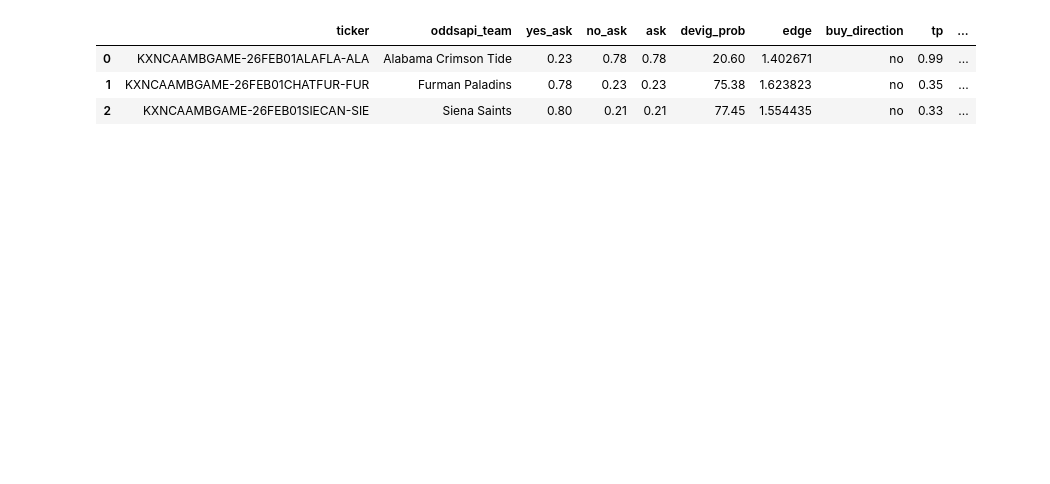
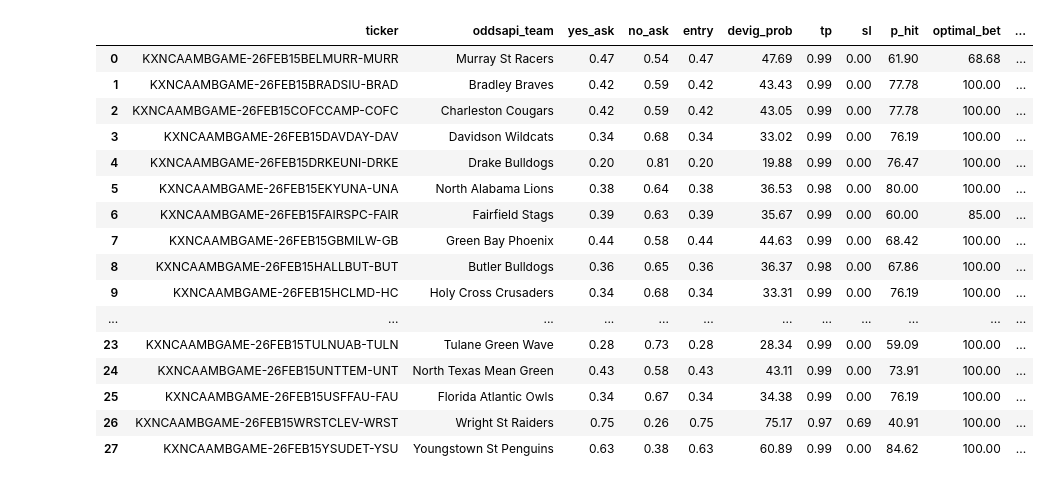
Before and after one commit to bassuaz24/kalshi_bets, a Jupyter notebook: base/analysis/data_analysis.ipynb, the cells around one changed output. Saved outputs shown, nothing was run; the diff lists cells and outputs as text; code cells hidden in the pictures; blank space fills up the shorter version.

```diff
--- a/base/analysis/data_analysis.ipynb
+++ b/base/analysis/data_analysis.ipynb
@@ -42,7 +46,10 @@ pregame_df_dict = {}
 
 for date in date_range:
     date_str = date.strftime('%Y-%m-%d')
-    df = pd.read_csv(f"../data_collection/kalshi_data/kalshi_logs/{date_str}/joined_{date_str}.csv")
+    file_path = f"../data_collection/kalshi_data/kalshi_logs/{date_str}/joined_{date_str}.csv"
+    if not os.path.exists(file_path):
+        continue
+    df = pd.read_csv(file_path)
 
     df = df[df['match_status'] == 'matched']
     df = df[df['ticker'].str.startswith(f"KX{sport}{market}", na=False)]
@@ -125,8 +132,7 @@ for date_str in pregame_df_dict.keys():
     edge_df.reset_index(drop=True, inplace=True)
     edge_df = edge_df.drop(columns = ['title', 'status', 'market_type', 'event_start_time', 'oddsapi_game_id', 'oddsapi_fetch_timestamp', 'oddsapi_start_time', 'oddsapi_home_team', 'oddsapi_away_team', 'match_status'])
 
-    if (len(edge_df) == 0):
-        continue
+
 
     edge_df_dict[date_str] = edge_df.copy()
 # %%
@@ -140,6 +150,6 @@ edge_df_dict['2026-02-01']
 # %%
-for date_str in edge_df_dict.keys():
-    edge_df = edge_df_dict[date_str]
-    plt.hist(edge_df['edge'] * 100, bins=20, edgecolor='black')
-    plt.title(f"{date_str} edge distribution")
-    plt.show()
+# for date_str in edge_df_dict.keys():
+#     edge_df = edge_df_dict[date_str]
+#     plt.hist(edge_df['edge'] * 100, bins=20, edgecolor='black')
+#     plt.title(f"{date_str} edge distribution")
+#     plt.show()
@@ -301,14 +582,14 @@ KeyboardInterrupt:
 # %%
-plot_date = "2026-02-05"
-if plot_date in ev_dict.keys():
-    plot_date_ev_dict =ev_dict[plot_date]
+# plot_date = "2026-02-12"
+# if plot_date in ev_dict.keys():
+#     plot_date_ev_dict =ev_dict[plot_date]
 
-    #plots the ev distribution for every trade for different pairs of (tp, sl)
-    for i, trade_curr in plot_date_ev_dict.items():
-        tp_list, sl_list, _, _, _, _, _, _, ev_list, p_list = map(list, zip(*trade_curr))
-        plt.hist(ev_list, bins=30, edgecolor='black')
-        plt.title(f"ev distribution for trade {i} ({plot_date})")
-        plt.show()
+#     #plots the ev distribution for every trade for different pairs of (tp, sl)
+#     for i, trade_curr in plot_date_ev_dict.items():
+#         tp_list, sl_list, _, _, _, _, _, _, ev_list, p_list = map(list, zip(*trade_curr))
+#         plt.hist(ev_list, bins=30, edgecolor='black')
+#         plt.title(f"ev distribution for trade {i} ({plot_date})")
+#         plt.show()
 # %%
 cols = ['tp', 'sl', 'kelly', 'optimal_bet', 'num_contracts', 'trading_cost', 'profit', 'loss', 'ev', 'p']
 
@@ -361,8 +748,21 @@ for date_str in filtered_df_dict.keys():
 # %%
-trade_date = "2026-02-01"
-filtered_df_dict[trade_date]
+TRADE_DATE = "2026-02-15"
+filtered_df_dict[TRADE_DATE]
 # %% [output]
-|  | ticker | oddsapi_team | yes_ask | no_ask | ask | devig_prob | edge | buy_direction | tp | ... |
-| 0 | KXNCAAMBGAME-26FEB01ALAFLA-ALA | Alabama Crimson Tide | 0.23 | 0.78 | 0.78 | 20.60 | 1.402671 | no | 0.99 | ... |
-| 1 | KXNCAAMBGAME-26FEB01CHATFUR-FUR | Furman Paladins | 0.78 | 0.23 | 0.23 | 75.38 | 1.623823 | no | 0.35 | ... |
-| 2 | KXNCAAMBGAME-26FEB01SIECAN-SIE | Siena Saints | 0.80 | 0.21 | 0.21 | 77.45 | 1.554435 | no | 0.33 | ... |
+|  | ticker | oddsapi_team | yes_ask | no_ask | entry | devig_prob | tp | sl | p_hit | optimal_bet | ... |
+| 0 | KXNCAAMBGAME-26FEB15BELMURR-MURR | Murray St Racers | 0.47 | 0.54 | 0.47 | 47.69 | 0.99 | 0.00 | 61.90 | 68.68 | ... |
+| 1 | KXNCAAMBGAME-26FEB15BRADSIU-BRAD | Bradley Braves | 0.42 | 0.59 | 0.42 | 43.43 | 0.99 | 0.00 | 77.78 | 100.00 | ... |
+| 2 | KXNCAAMBGAME-26FEB15COFCCAMP-COFC | Charleston Cougars | 0.42 | 0.59 | 0.42 | 43.05 | 0.99 | 0.00 | 77.78 | 100.00 | ... |
+| 3 | KXNCAAMBGAME-26FEB15DAVDAY-DAV | Davidson Wildcats | 0.34 | 0.68 | 0.34 | 33.02 | 0.99 | 0.00 | 76.19 | 100.00 | ... |
+| 4 | KXNCAAMBGAME-26FEB15DRKEUNI-DRKE | Drake Bulldogs | 0.20 | 0.81 | 0.20 | 19.88 | 0.99 | 0.00 | 76.47 | 100.00 | ... |
+| 5 | KXNCAAMBGAME-26FEB15EKYUNA-UNA | North Alabama Lions | 0.38 | 0.64 | 0.38 | 36.53 | 0.98 | 0.00 | 80.00 | 100.00 | ... |
+| 6 | KXNCAAMBGAME-26FEB15FAIRSPC-FAIR | Fairfield Stags | 0.39 | 0.63 | 0.39 | 35.67 | 0.99 | 0.00 | 60.00 | 85.00 | ... |
+| 7 | KXNCAAMBGAME-26FEB15GBMILW-GB | Green Bay Phoenix | 0.44 | 0.58 | 0.44 | 44.63 | 0.99 | 0.00 | 68.42 | 100.00 | ... |
+| 8 | KXNCAAMBGAME-26FEB15HALLBUT-BUT | Butler Bulldogs | 0.36 | 0.65 | 0.36 | 36.37 | 0.98 | 0.00 | 67.86 | 100.00 | ... |
+| 9 | KXNCAAMBGAME-26FEB15HCLMD-HC | Holy Cross Crusaders | 0.34 | 0.68 | 0.34 | 33.31 | 0.99 | 0.00 | 76.19 | 100.00 | ... |
+| ... | ... | ... | ... | ... | ... | ... | ... | ... | ... | ... | ... |
+| 23 | KXNCAAMBGAME-26FEB15TULNUAB-TULN | Tulane Green Wave | 0.28 | 0.73 | 0.28 | 28.34 | 0.99 | 0.00 | 59.09 | 100.00 | ... |
+| 24 | KXNCAAMBGAME-26FEB15UNTTEM-UNT | North Texas Mean Green | 0.43 | 0.58 | 0.43 | 43.11 | 0.99 | 0.00 | 73.91 | 100.00 | ... |
+| 25 | KXNCAAMBGAME-26FEB15USFFAU-FAU | Florida Atlantic Owls | 0.34 | 0.67 | 0.34 | 34.38 | 0.99 | 0.00 | 76.19 | 100.00 | ... |
+| 26 | KXNCAAMBGAME-26FEB15WRSTCLEV-WRST | Wright St Raiders | 0.75 | 0.26 | 0.75 | 75.17 | 0.97 | 0.69 | 40.91 | 100.00 | ... |
+| 27 | KXNCAAMBGAME-26FEB15YSUDET-YSU | Youngstown St Penguins | 0.63 | 0.38 | 0.63 | 60.89 | 0.99 | 0.00 | 84.62 | 100.00 | ... |
```
Also changed, not shown: parts of 20 cells of this notebook, 16 other files.
